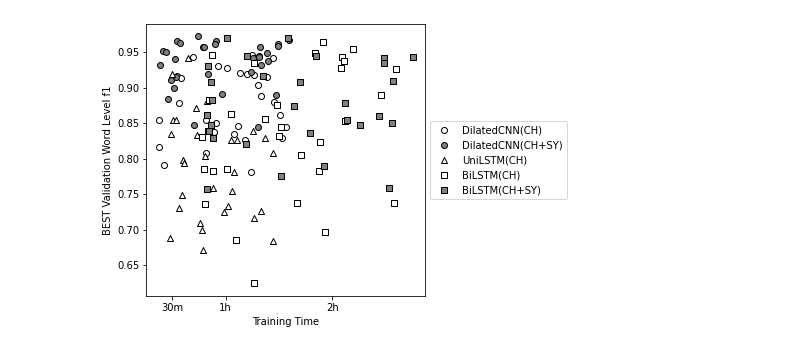
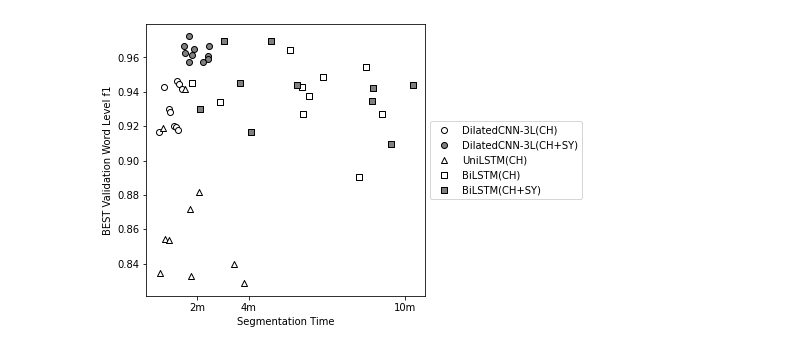
Before and after one commit to p16i/Syllable-based-Neural-Thai-Word-Segmentation, a Jupyter notebook: notebooks/viz-plot-hyperopt-results.ipynb, the cells around one changed output. Drawn from its saved outputs; the diff is of its cells as text; code cells hidden in the pictures.

```diff
--- a/notebooks/viz-plot-hyperopt-results.ipynb
+++ b/notebooks/viz-plot-hyperopt-results.ipynb
@@ -4,37 +6,38 @@ import pandas as pd
 # %%
 data = {
-    "DilatedCNN(CH)": "../stats/seq_ch_conv_3lv.yaml-2020-05-15--13-36.30.csv",
-    "DilatedCNN(CH+SY)": "../stats/seq_sy_ch_conv_3lv.yaml-2020-05-15--22-41.30.csv",
+    "DilatedCNN-3L(CH)": "../stats/seq_ch_conv_3lv.yaml-2020-05-15--13-36.30.csv",
+    "DilatedCNN-3L(CH+SY)": "../stats/seq_sy_ch_conv_3lv.yaml-2020-05-15--22-41.30.csv",
     "UniLSTM(CH)": "../stats/seq_ch_lstm_uni.yaml-2020-05-16--10-14.30.csv",
     "BiLSTM(CH)": "../stats/seq_ch_lstm_bi.yaml-2020-05-16--10-13.30.csv",
     "BiLSTM(CH+SY)": "../stats/seq_sy_ch_lstm_bi.yaml-2020-05-16--17-57.30.csv",
 }
 # %%
-def maker(k):
+def marker(k):
     if "CNN" in k:
         return "o"
     elif "UniLSTM" in k:
         return "^"
     elif "BiLSTM" in k:
         return "s"
+
 def plot_hyperopt(families, n=10):
     plt.figure(figsize=(5, 5))
     # draw max line
     for k in families:
         df = pd.read_csv(data[k]).sort_values(by="best-val:word_level:f1", ascending=False)[:n]
         plt.scatter(
-            df["training_took"] / 60, df["best-val:word_level:f1"],
+            df["best-val:time_took"] / 60 , df["best-val:word_level:f1"],
             label=k,
-            marker=maker(k),
+            marker=marker(k),
             edgecolor="black",
             facecolor="gray" if "SY" in k else "white"
         )
 
     plt.ylabel("BEST Validation Word Level f1")
-    plt.xlabel("Training Time")
-    plt.xticks([30, 60, 120], ["30m", "1h", "2h"])
+    plt.xlabel("Segmentation Time")
+    plt.xticks([2, 4, 10], ["2m", "4m", "10m"])
     plt.legend(loc='center left', bbox_to_anchor=(1, 0.5))
 
-plot_hyperopt(["DilatedCNN(CH)", "DilatedCNN(CH+SY)", "UniLSTM(CH)", "BiLSTM(CH)", "BiLSTM(CH+SY)"], n=30)
+plot_hyperopt(["DilatedCNN-3L(CH)", "DilatedCNN-3L(CH+SY)", "UniLSTM(CH)", "BiLSTM(CH)", "BiLSTM(CH+SY)"], n=10)
 # %% [output]
-[figure, old version]
+[figure, new version]
```
Also changed, not shown: parts of 2 cells of this notebook.
